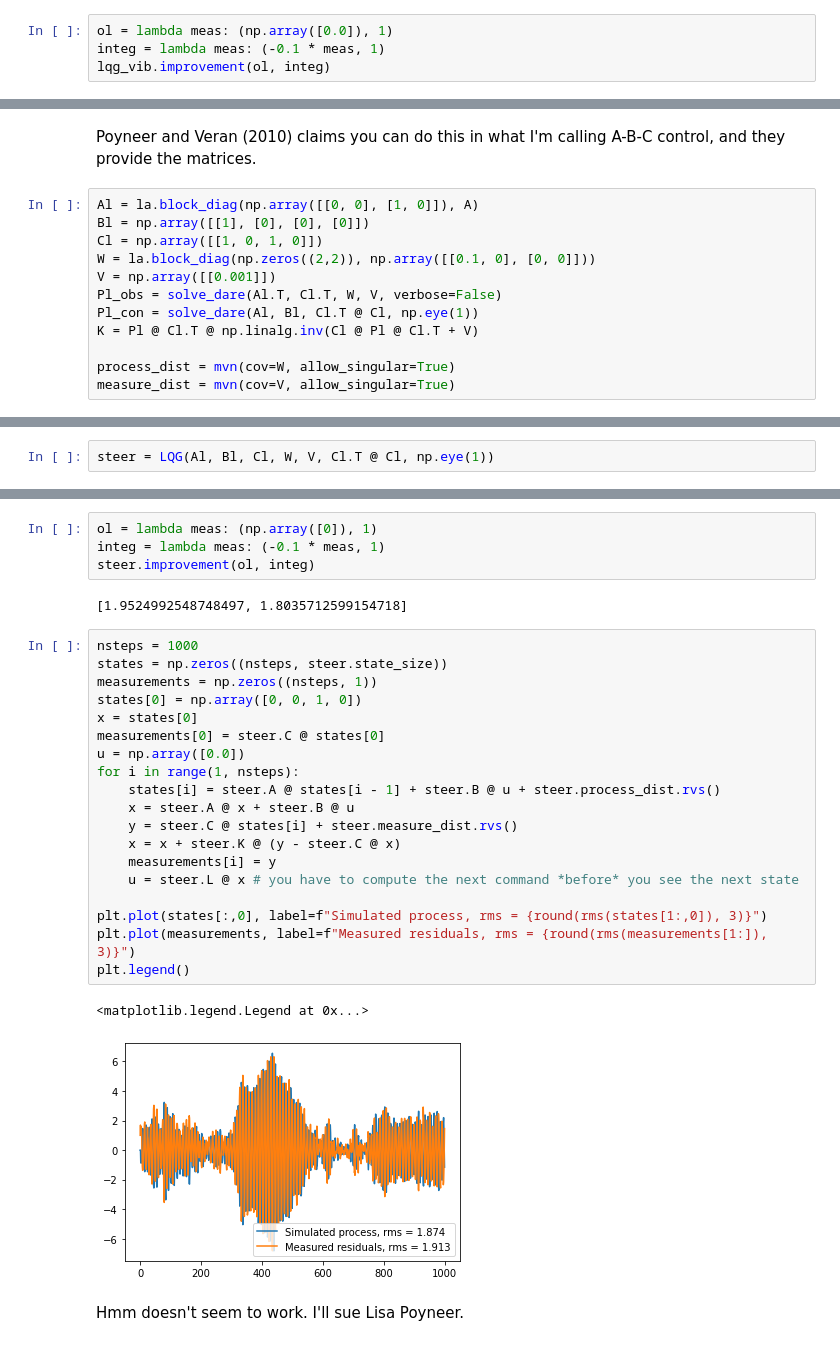
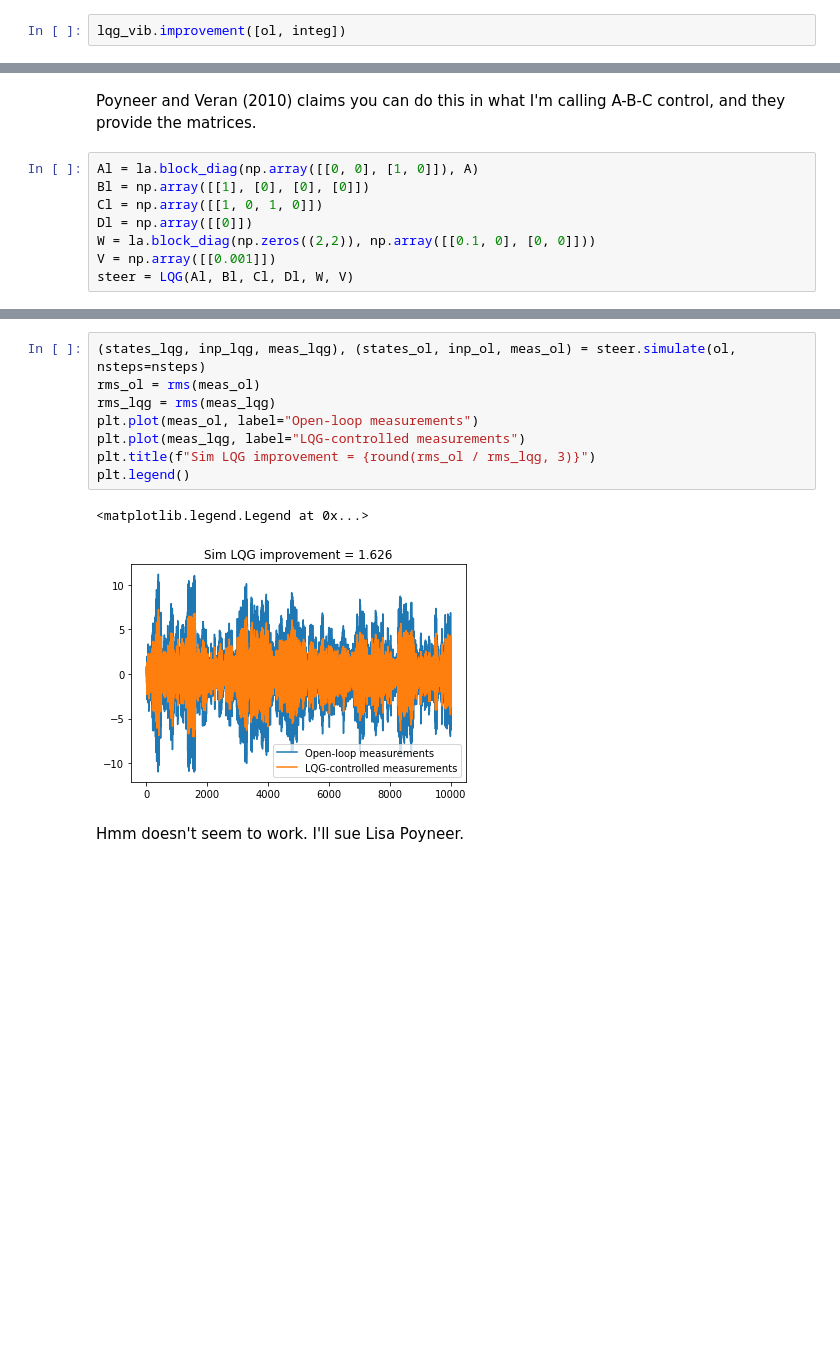
Before and after one commit to aditya-sengupta/seallqg, a Jupyter notebook: notebooks/lqg_delays_Dmatrix.ipynb, the cells around one changed output, grey strips where cells are left out. Saved outputs shown, nothing was run; the diff lists cells and outputs as text; blank space fills up the shorter version.

```diff
--- a/notebooks/lqg_delays_Dmatrix.ipynb
+++ b/notebooks/lqg_delays_Dmatrix.ipynb
@@ -45,5 +49,3 @@ LQG observer and controller with state size 2, input size 1 and measurement size
 # %%
-ol = lambda meas: (np.array([0.0]), 1)
-integ = lambda meas: (-0.1 * meas, 1)
-lqg_vib.improvement(ol, integ)
+lqg_vib.improvement([ol, integ])
 # %% [output]
@@ -137,12 +122,8 @@ Poyneer and Veran (2010) claims you can do this in what I'm calling A-B-C contro
 Al = la.block_diag(np.array([[0, 0], [1, 0]]), A)
 Bl = np.array([[1], [0], [0], [0]])
 Cl = np.array([[1, 0, 1, 0]])
+Dl = np.array([[0]])
 W = la.block_diag(np.zeros((2,2)), np.array([[0.1, 0], [0, 0]]))
 V = np.array([[0.001]])
-Pl_obs = solve_dare(Al.T, Cl.T, W, V, verbose=False)
-Pl_con = solve_dare(Al, Bl, Cl.T @ Cl, np.eye(1))
-K = Pl @ Cl.T @ np.linalg.inv(Cl @ Pl @ Cl.T + V)
-
-process_dist = mvn(cov=W, allow_singular=True)
-measure_dist = mvn(cov=V, allow_singular=True)
+steer = LQG(Al, Bl, Cl, Dl, W, V)
 # %% [output]
@@ -150,2 +133,0 @@ Solved DARE with slycot.
-# %%
-steer = LQG(Al, Bl, Cl, W, V, Cl.T @ Cl, np.eye(1))
@@ -157,31 +134,14 @@ Solved DARE with slycot.
-# %%
-ol = lambda meas: (np.array([0]), 1)
-integ = lambda meas: (-0.1 * meas, 1)
-steer.improvement(ol, integ)
-# %% [output]
-[1.9524992548748497, 1.8035712599154718]
 # %%
-nsteps = 1000
-states = np.zeros((nsteps, steer.state_size))
-measurements = np.zeros((nsteps, 1))
-states[0] = np.array([0, 0, 1, 0])
-x = states[0]
-measurements[0] = steer.C @ states[0]
-u = np.array([0.0])
-for i in range(1, nsteps):
-    states[i] = steer.A @ states[i - 1] + steer.B @ u + steer.process_dist.rvs()
-    x = steer.A @ x + steer.B @ u
-    y = steer.C @ states[i] + steer.measure_dist.rvs()
-    x = x + steer.K @ (y - steer.C @ x)
-    measurements[i] = y
-    u = steer.L @ x # you have to compute the next command *before* you see the next state
-
-plt.plot(states[:,0], label=f"Simulated process, rms = {round(rms(states[1:,0]), 3)}")
-plt.plot(measurements, label=f"Measured residuals, rms = {round(rms(measurements[1:]), 3)}")
+(states_lqg, inp_lqg, meas_lqg), (states_ol, inp_ol, meas_ol) = steer.simulate(ol, nsteps=nsteps)
+rms_ol = rms(meas_ol)
+rms_lqg = rms(meas_lqg)
+plt.plot(meas_ol, label="Open-loop measurements")
+plt.plot(meas_lqg, label="LQG-controlled measurements")
+plt.title(f"Sim LQG improvement = {round(rms_ol / rms_lqg, 3)}")
 plt.legend()
 # %% [output]
 <matplotlib.legend.Legend at 0x...>
-[figure, old version]
+[figure, new version]
 # %% [markdown]
 Hmm doesn't seem to work. I'll sue Lisa Poyneer.
 # %% [markdown]
```
Also changed, not shown: parts of 12 cells of this notebook, 5 other files.
